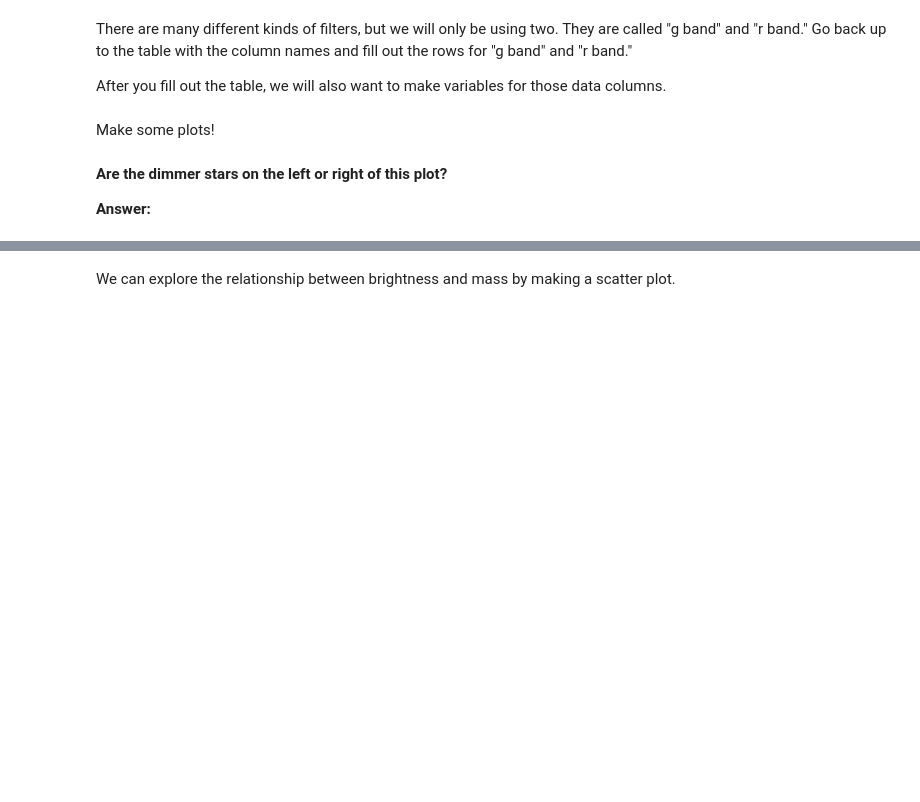
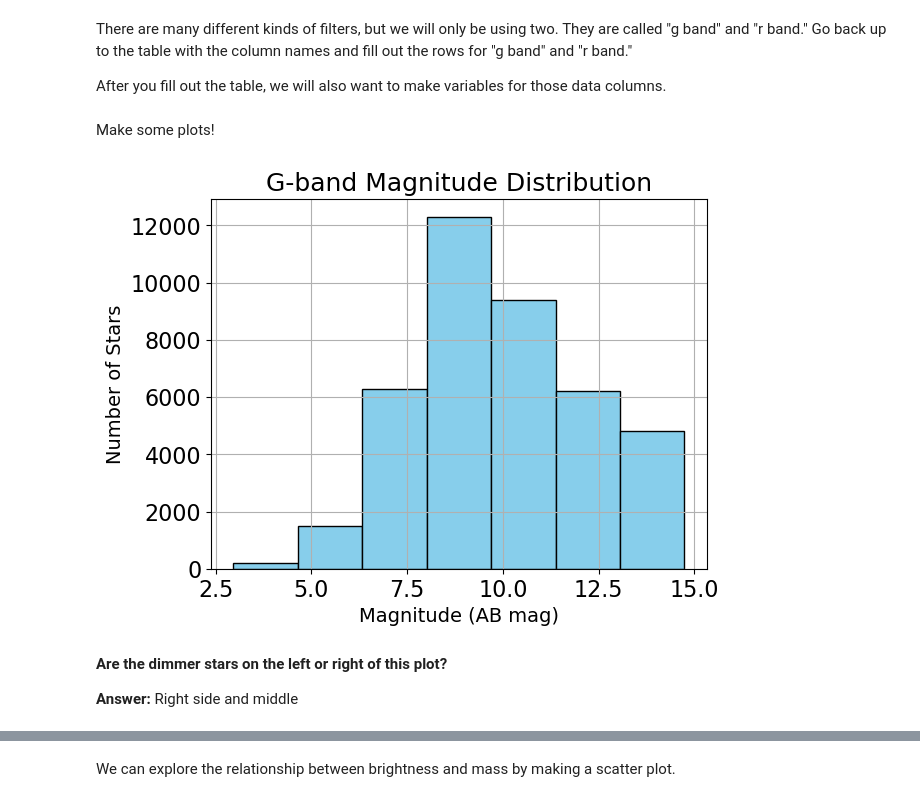
Before and after one commit to PrisonTeachingInitiative/CFR-2025, a Jupyter notebook: Astro/Blank/2 - Stars Pt3.ipynb, the cells around one changed output, grey strips where cells are left out. Cells and saved outputs as stored; diff of their text form; code cells hidden in the pictures; blank space fills up the shorter version.

Commit message:
Update 2 - Stars Pt3.ipynb
7/3/25

```diff
--- a/Astro/Blank/2 - Stars Pt3.ipynb
+++ b/Astro/Blank/2 - Stars Pt3.ipynb
@@ -1,7 +1,9 @@
 # %%
 # copy and paste your lines of code from the previous notebook where you read in the data
-
+import pandas as pd
+import numpy as np
 # import the package we need to read in the data
-
+data = pd.read_csv('../Data/gaia_stars.csv')
 
 # create a variable called data that we assign the value of the data file
+data
@@ -42,4 +61,27 @@ Make some plots!
+# %%
+# let's start by making a histogram of g
+
+import matplotlib.pyplot as plt
+
+
+
+# Create plot
+
+gband = data[["Mass [Solar Mass]"]]
+
+plt.hist(gband, bins=7,color='skyblue', edgecolor='black')
+
+plt.title("G-band Magnitude Distribution", fontsize=18)
+plt.xlabel("Magnitude (AB mag)", fontsize=14)   # X-axis:
+plt.ylabel("Number of Stars", fontsize=14)
+
+plt.rc('font', **{'family': 'Source Code Pro', 'size': 18})
+
+plt.grid(True)
+plt.show()
+# %% [output]
+[figure, added]
 # %% [markdown]
 **Are the dimmer stars on the left or right of this plot?**
 
-**Answer:**
+**Answer:** Right side and middle
```
Also changed, not shown: parts of 10 cells of this notebook.
